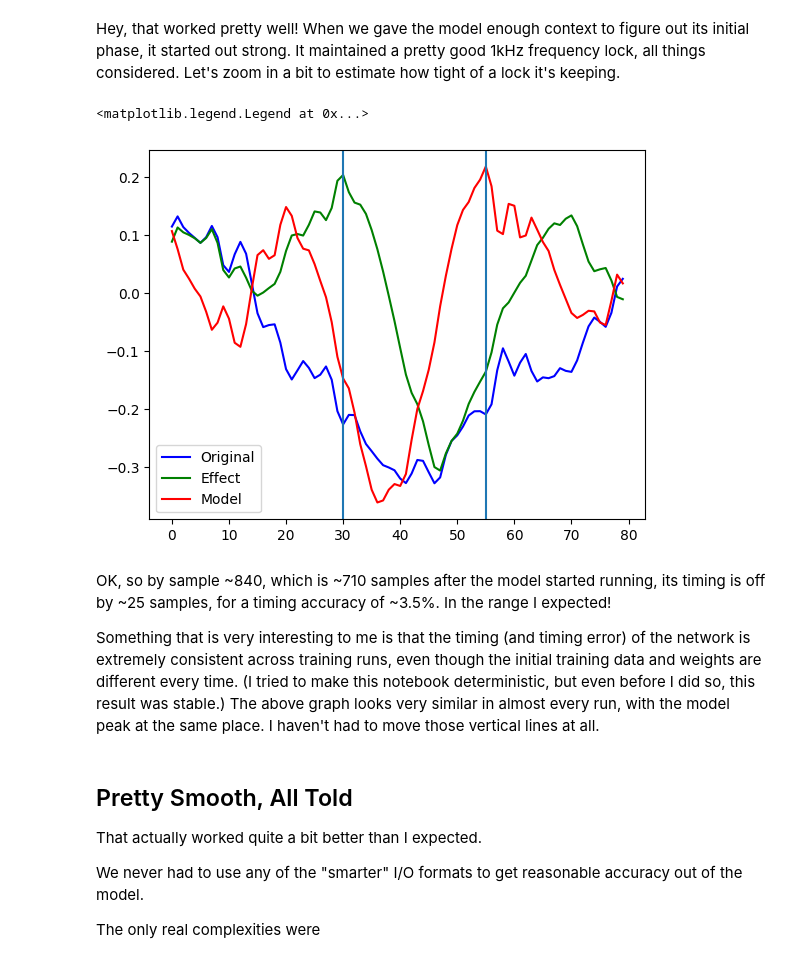
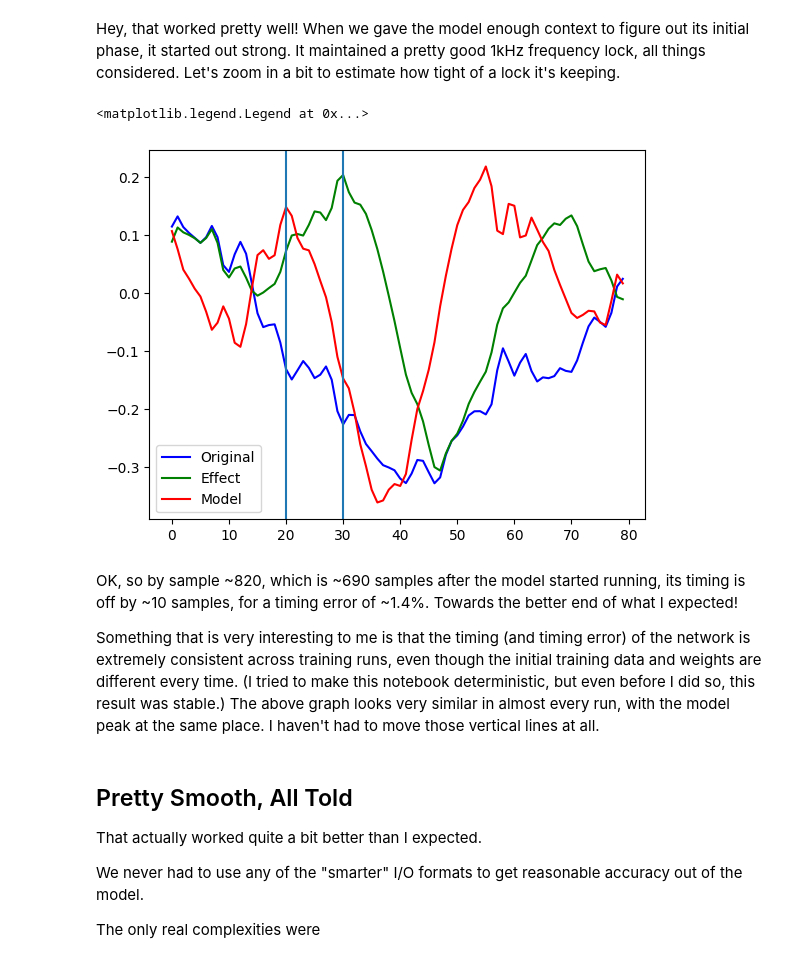
Before and after one commit to wyager/audiofx, a Jupyter notebook: audiofx.ipynb, the cells around one changed output. Drawn from its saved outputs; the diff is of its cells as text; code cells hidden in the pictures.

```diff
--- a/audiofx.ipynb
+++ b/audiofx.ipynb
@@ -795,15 +795,15 @@ Hey, that worked pretty well! When we gave the model enough context to figure ou
 # %%
 plt.plot(listen_audio[800:880],'b', label = 'Original')
 plt.plot(am_listen[800:880],'g', label = 'Effect')
 plt.plot(am_processed_forced_phase[800:880], 'r', label = 'Model')
 plt.axvline(30)
-plt.axvline(55)
+plt.axvline(20)
 plt.legend()
 # %% [output]
 <matplotlib.legend.Legend at 0x...>
-[figure, old version]
+[figure, new version]
 # %% [markdown]
-OK, so by sample ~840, which is ~710 samples after the model started running, its timing is off by ~25 samples, for a timing accuracy of ~3.5%. In the range I expected!
+OK, so by sample ~820, which is ~690 samples after the model started running, its timing is off by ~10 samples, for a timing error of ~1.4%. Towards the better end of what I expected!
 
 Something that is very interesting to me is that the timing (and timing error) of the network is extremely consistent across training runs, even though the initial training data and weights are different every time. (I tried to make this notebook deterministic, but even before I did so, this result was stable.) The above graph looks very similar in almost every run, with the model peak at the same place. I haven't had to move those vertical lines at all.
 # %% [markdown]
```
